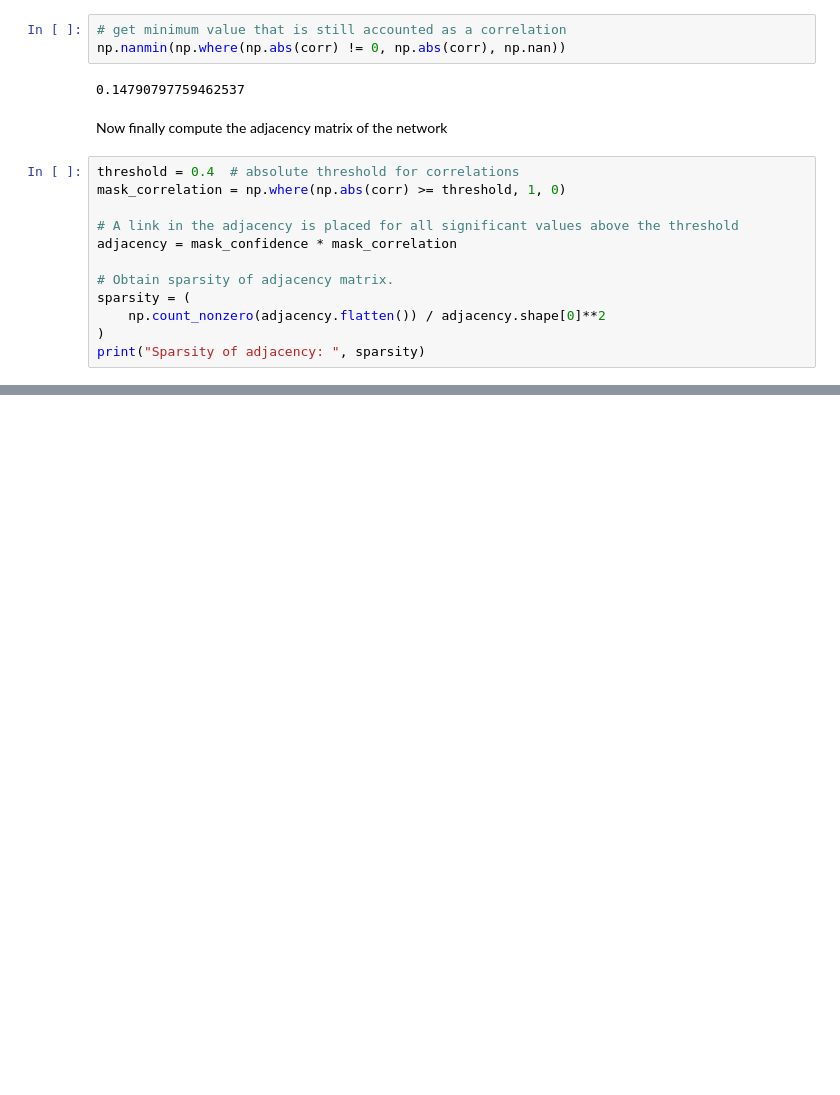
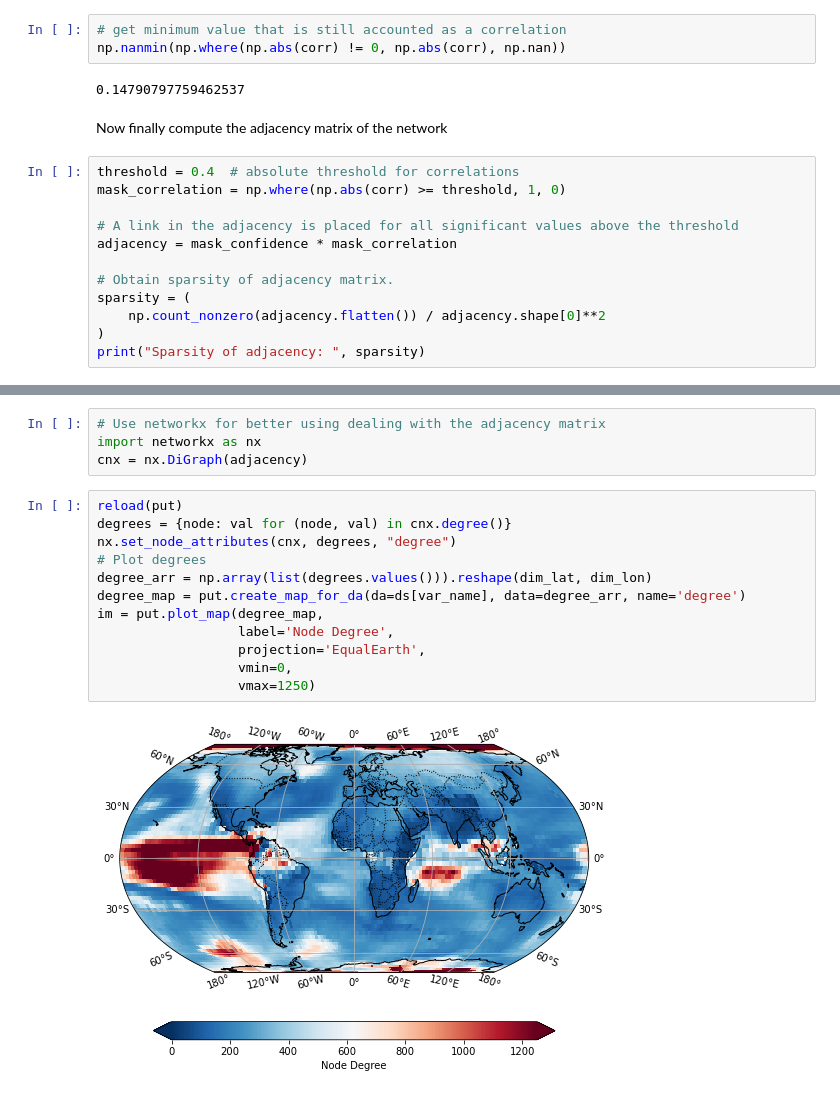
Before and after one commit to mlcs/seminar_ws22, a Jupyter notebook: 03_cn/climnet_t2m_global.ipynb, the cells around one changed output, grey strips where cells are left out. Drawn from its saved outputs; the diff is of its cells as text; blank space fills up the shorter version.

Commit message:
Added node degree plots.

```diff
--- a/03_cn/climnet_t2m_global.ipynb
+++ b/03_cn/climnet_t2m_global.ipynb
@@ -125,0 +123,18 @@ Sparsity of adjacency:  0.022751341367638983
+# %%
+# Use networkx for better using dealing with the adjacency matrix
+import networkx as nx
+cnx = nx.DiGraph(adjacency)
+# %%
+reload(put)
+degrees = {node: val for (node, val) in cnx.degree()}
+nx.set_node_attributes(cnx, degrees, "degree")
+# Plot degrees
+degree_arr = np.array(list(degrees.values())).reshape(dim_lat, dim_lon)
+degree_map = put.create_map_for_da(da=ds[var_name], data=degree_arr, name='degree')
+im = put.plot_map(degree_map,
+                  label='Node Degree',
+                  projection='EqualEarth',
+                  vmin=0,
+                  vmax=1250)
+# %% [output]
+[figure, added]
```
Also changed, not shown: parts of 1 cell of this notebook, 1 other file.
